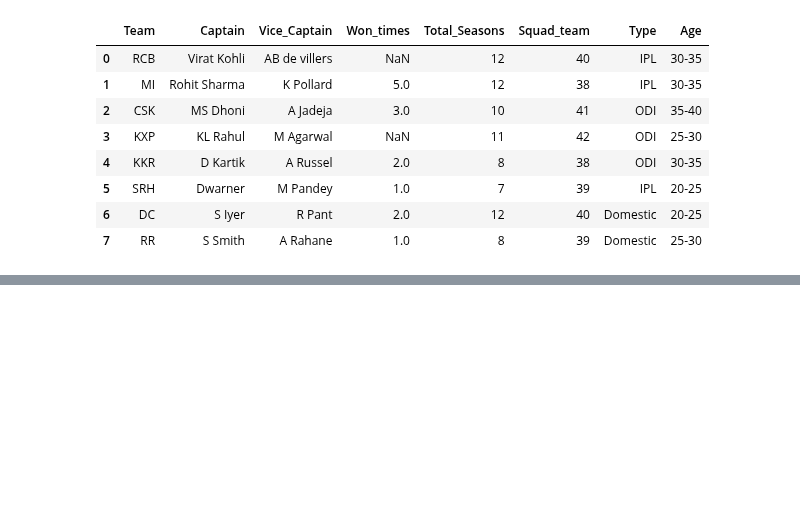
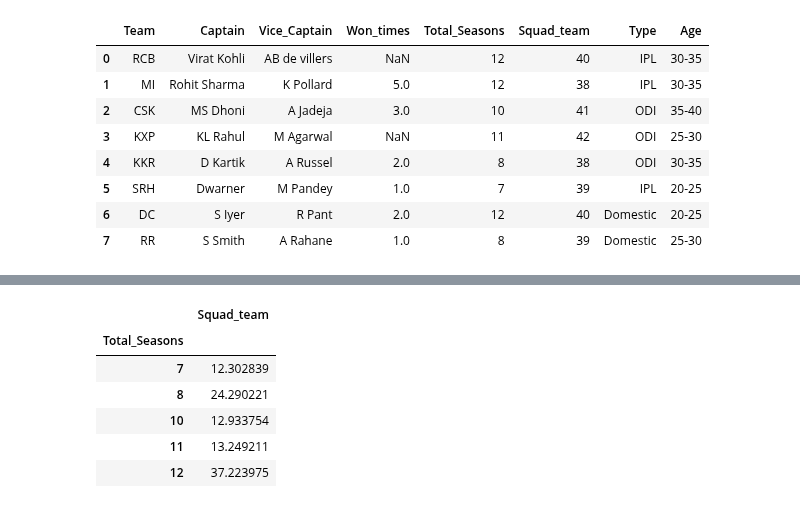
Before and after one commit to santoshkumarvagga/Data-Science, a Jupyter notebook: Pandas.ipynb, the cells around one changed output, grey strips where cells are left out. Cells and saved outputs as stored; diff of their text form; code cells hidden in the pictures; blank space fills up the shorter version.

```diff
--- a/Pandas.ipynb
+++ b/Pandas.ipynb
@@ -568,0 +570,13 @@ pd.DataFrame(df_gp_obj['Won_times'])
+# %%
+# To get total share of a particular group:
+df_gp_ob = df.groupby(['Total_Seasons'])
+pd.DataFrame((df_gp_ob["Squad_team"].sum()/df['Squad_team'].sum())*100)
+# Below data reveals Teams who played 12 Seasons have big Squad with them.
+# %% [output]
+|  | Squad_team |
+| Total_Seasons |  |
+| 7 | 12.302839 |
+| 8 | 24.290221 |
+| 10 | 12.933754 |
+| 11 | 13.249211 |
+| 12 | 37.223975 |
```
Also changed, not shown: parts of 1 cell of this notebook.
